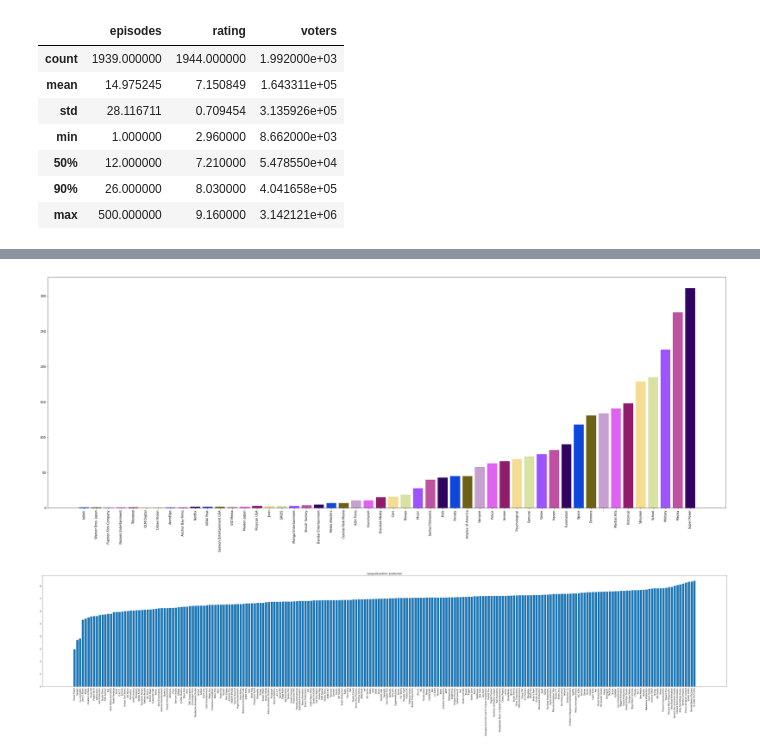
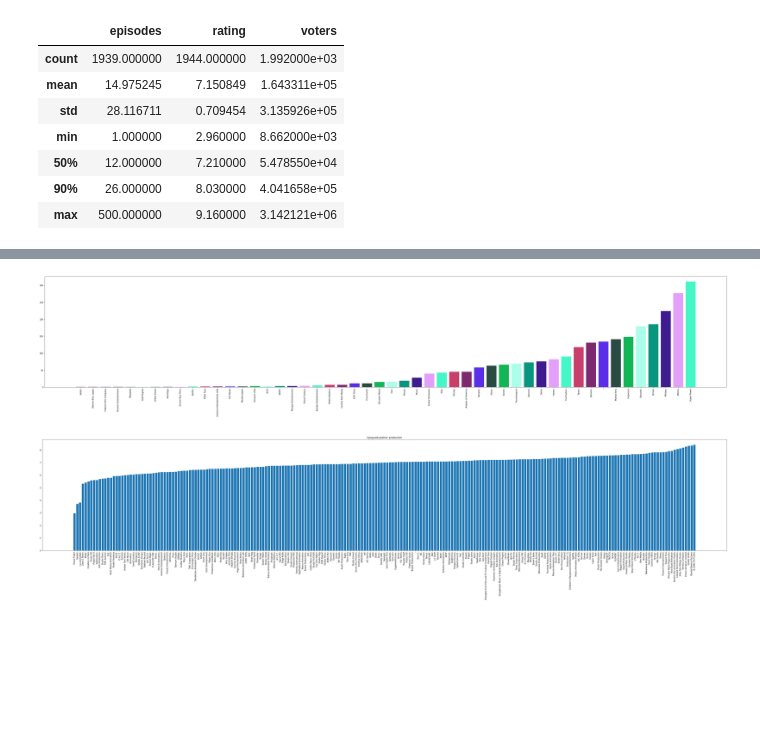
Before and after one commit to Alina-Smol/pythonmatlabwolfram, a Jupyter notebook: anime1.ipynb, the cells around one changed output, grey strips where cells are left out. Cells and saved outputs as stored; diff of their text form; code cells hidden in the pictures; blank space fills up the shorter version.

```diff
--- a/anime1.ipynb
+++ b/anime1.ipynb
@@ -176,15 +177,16 @@ dtype: int64
 # %%
 #8d sort+output tema
 themes = pd.Series([i.split(',') for i in list(data.theme)]).explode()
 themes = themes.groupby(themes).size().sort_values()
 #themes
+fig = plt.figure(figsize=(60,10))
 c = np.random.rand(10,3)
 #eps = data.groupby(['episodes']).size()
 plt.bar(themes.keys(), themes.values, color=c)
 plt.xticks(rotation=90)
 plt.show()
 # %% [output]
-[figure, old version]
+[figure, new version]
 # %%
 #9
 ratings = data.groupby(['production'])['rating'].mean().sort_values().dropna()
```
Also changed, not shown: parts of 9 cells of this notebook.
